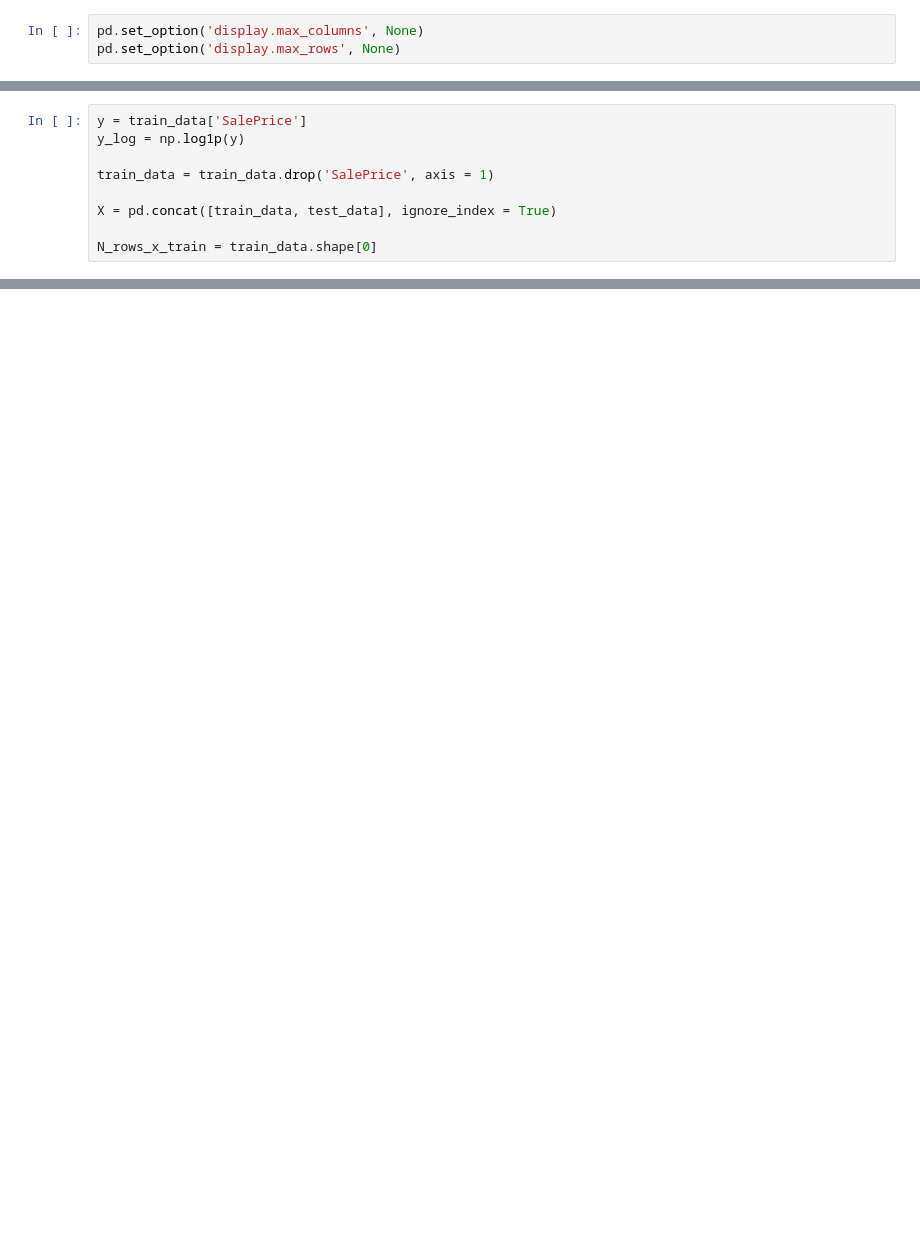
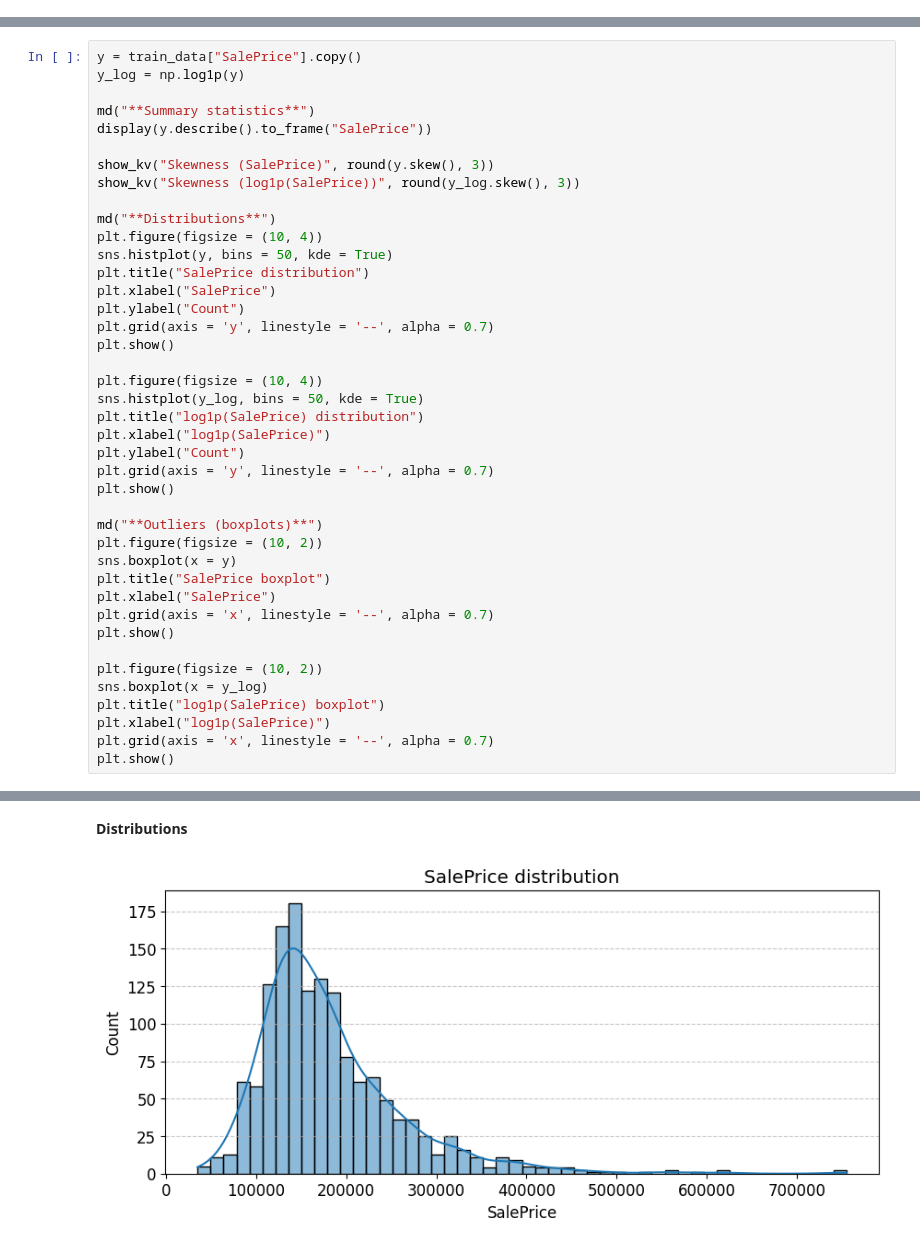
Before and after one commit to Lid11a/house-price-predictor, a Jupyter notebook: notebooks/house-price-predictor.ipynb, the cells around one changed output, grey strips where cells are left out. Drawn from its saved outputs; the diff is of its cells as text; blank space fills up the shorter version.

```diff
--- a/notebooks/house-price-predictor.ipynb
+++ b/notebooks/house-price-predictor.ipynb
@@ -47,3 +146,0 @@ sample_sub = pd.read_csv("home_data\\sample_submission.csv")
-# %%
-pd.set_option('display.max_columns', None)
-pd.set_option('display.max_rows', None)
@@ -96,9 +350,0 @@ max         NaN           NaN
-# %%
-y = train_data['SalePrice']
-y_log = np.log1p(y)
-
-train_data = train_data.drop('SalePrice', axis = 1)
-
-X = pd.concat([train_data, test_data], ignore_index = True)
-
-N_rows_x_train = train_data.shape[0]
@@ -230,0 +353,42 @@ plt.show()
+# %%
+y = train_data["SalePrice"].copy()
+y_log = np.log1p(y)
+
+md("**Summary statistics**")
+display(y.describe().to_frame("SalePrice"))
+
+show_kv("Skewness (SalePrice)", round(y.skew(), 3))
+show_kv("Skewness (log1p(SalePrice))", round(y_log.skew(), 3))
+
+md("**Distributions**")
+plt.figure(figsize = (10, 4))
+sns.histplot(y, bins = 50, kde = True)
+plt.title("SalePrice distribution")
+plt.xlabel("SalePrice")
+plt.ylabel("Count")
+plt.grid(axis = 'y', linestyle = '--', alpha = 0.7)
+plt.show()
+
+plt.figure(figsize = (10, 4))
+sns.histplot(y_log, bins = 50, kde = True)
+plt.title("log1p(SalePrice) distribution")
+plt.xlabel("log1p(SalePrice)")
+plt.ylabel("Count")
+plt.grid(axis = 'y', linestyle = '--', alpha = 0.7)
+plt.show()
+
+md("**Outliers (boxplots)**")
+plt.figure(figsize = (10, 2))
+sns.boxplot(x = y)
+plt.title("SalePrice boxplot")
+plt.xlabel("SalePrice")
+plt.grid(axis = 'x', linestyle = '--', alpha = 0.7)
+plt.show()
+
+plt.figure(figsize = (10, 2))
+sns.boxplot(x = y_log)
+plt.title("log1p(SalePrice) boxplot")
+plt.xlabel("log1p(SalePrice)")
+plt.grid(axis = 'x', linestyle = '--', alpha = 0.7)
+plt.show()
+# %% [output]
@@ -230,0 +407,2 @@ plt.show()
+**Distributions**
+[figure, added]
```
Also changed, not shown: parts of 150 cells of this notebook, 2 other files.
